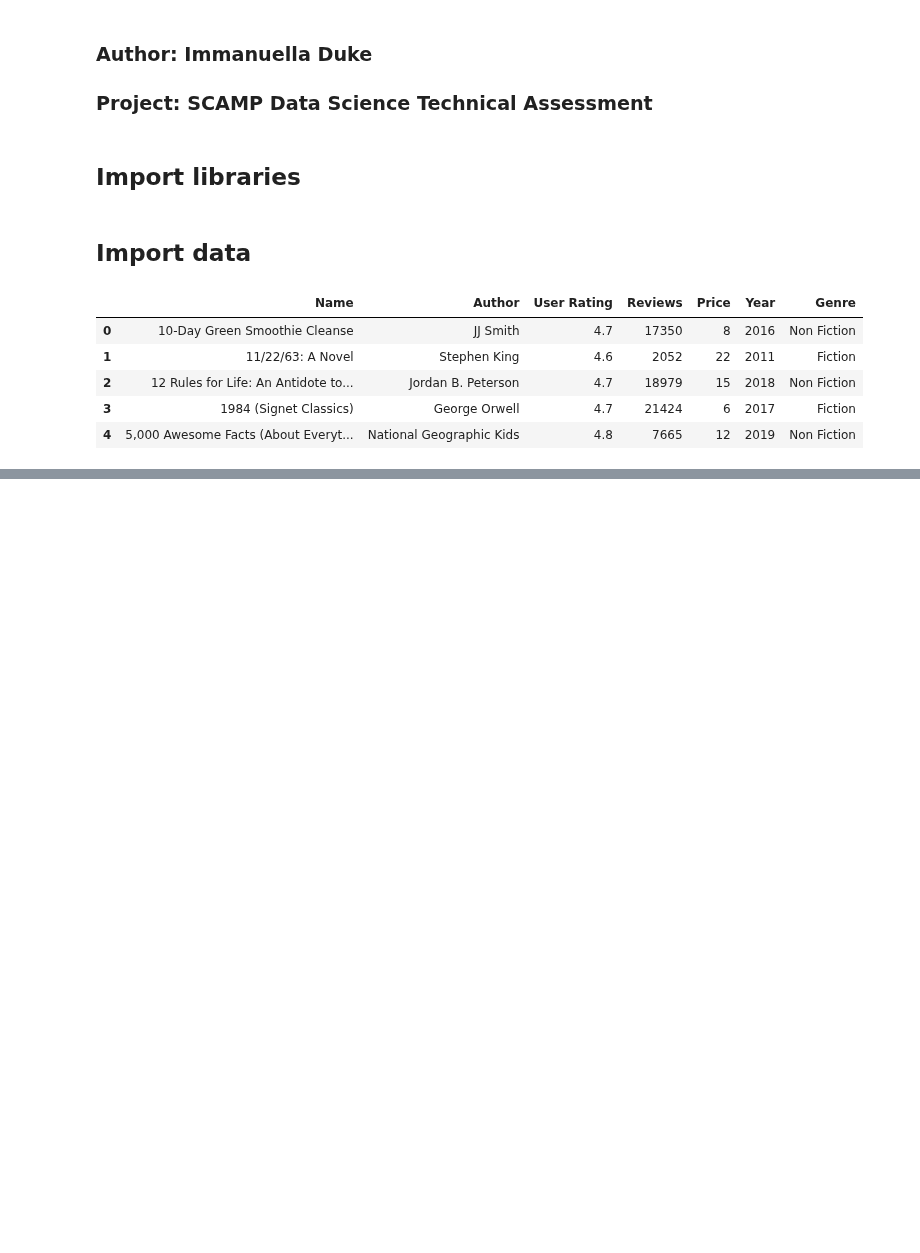
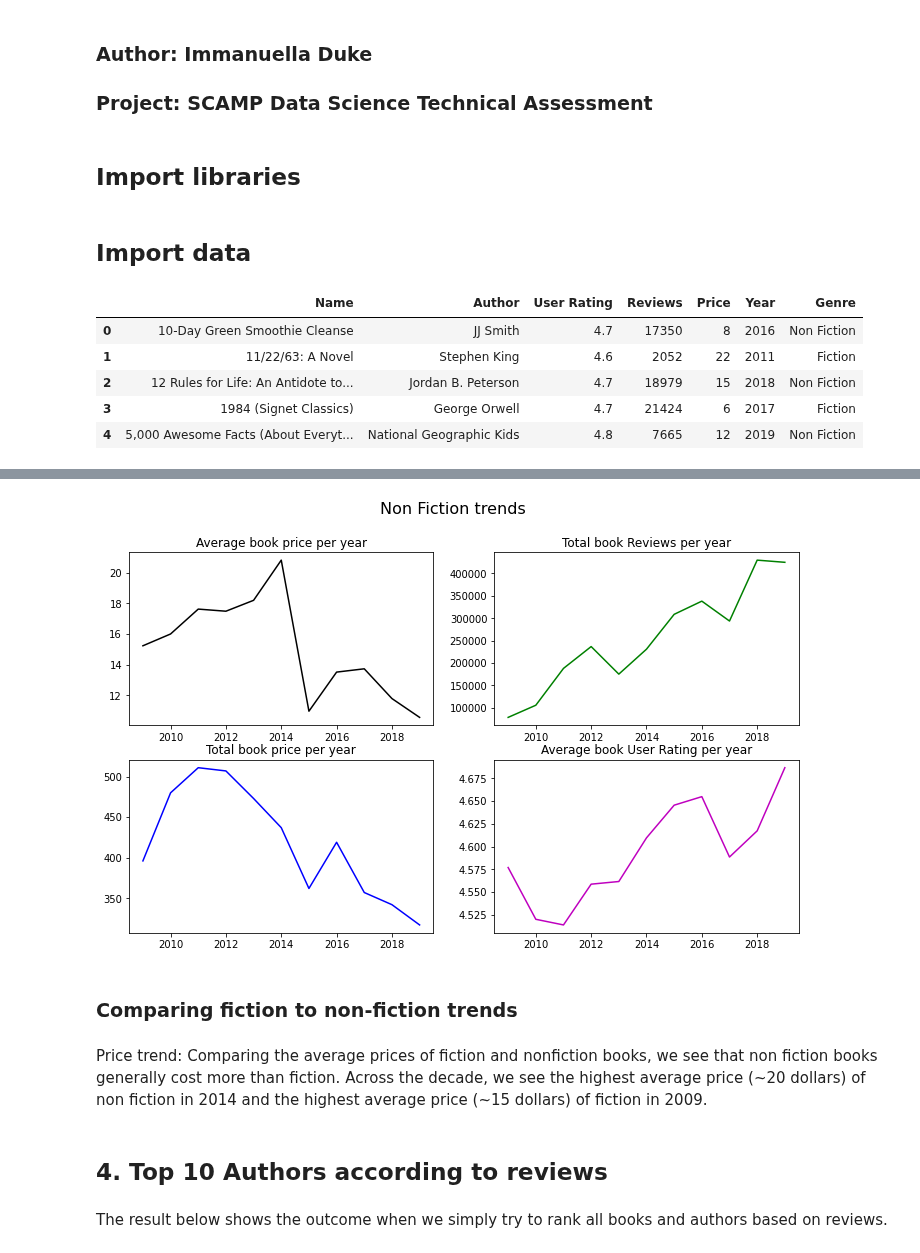
Before and after one commit to Elladuke/SCAMP-Assessment, a Jupyter notebook: amazon_data_modelling.ipynb, the cells around one changed output, grey strips where cells are left out. Saved outputs shown, nothing was run; the diff lists cells and outputs as text; code cells hidden in the pictures; blank space fills up the shorter version.

```diff
--- a/amazon_data_modelling.ipynb
+++ b/amazon_data_modelling.ipynb
@@ -20,0 +124,3 @@ amazon_books_dataset.head()
+# %%
+naggregate_across_years_sum = time_series_nonfiction.groupby('Year').sum()
+naggregate_across_years_avg = time_series_nonfiction.groupby('Year').mean()
@@ -20,0 +135,17 @@ amazon_books_dataset.head()
+# %%
+
+fig, ax = plt.subplots(2,2,figsize=(12,7) )
+fig.suptitle('Non Fiction trends', fontsize=16)
+ax[0,0].plot(naggregate_across_years_avg['Price'], color='k')
+ax[0,0].title.set_text('Average book price per year')
+ax[1,0].plot(naggregate_across_years_sum['Price'], color='b')
+ax[1,0].title.set_text('Total book price per year')
+
+
+ax[0,1].plot(naggregate_across_years_sum['Reviews'], color='g')
+ax[0,1].title.set_text('Total book Reviews per year')
+
+ax[1,1].plot(naggregate_across_years_avg['User Rating'], color='m')
+ax[1,1].title.set_text('Average book User Rating per year')
+# %% [output]
+[figure, added]
@@ -20,0 +154,8 @@ amazon_books_dataset.head()
+# %% [markdown]
+### Comparing fiction to non-fiction trends
+# %% [markdown]
+Price trend: Comparing the average prices of fiction and nonfiction books, we see that non fiction books generally cost more than fiction. Across the decade, we see the highest average price (~20 dollars) of non fiction in 2014 and the highest average price (~15 dollars) of fiction in 2009.
+# %% [markdown]
+## 4. Top 10 Authors according to reviews
+# %% [markdown]
+The result below shows the outcome when we simply try to rank all books and authors based on reviews.
```
Also changed, not shown: parts of 27 cells of this notebook.
